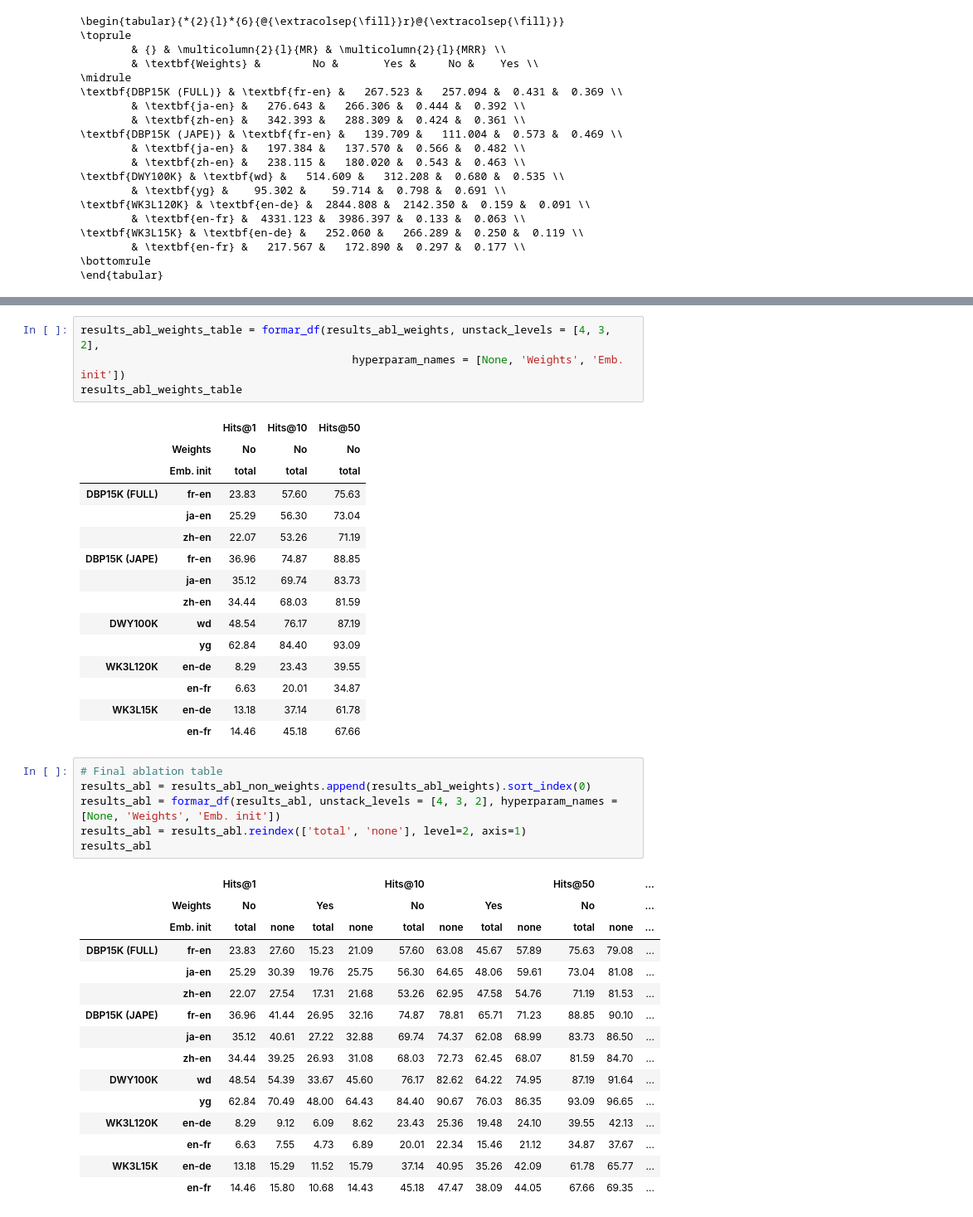
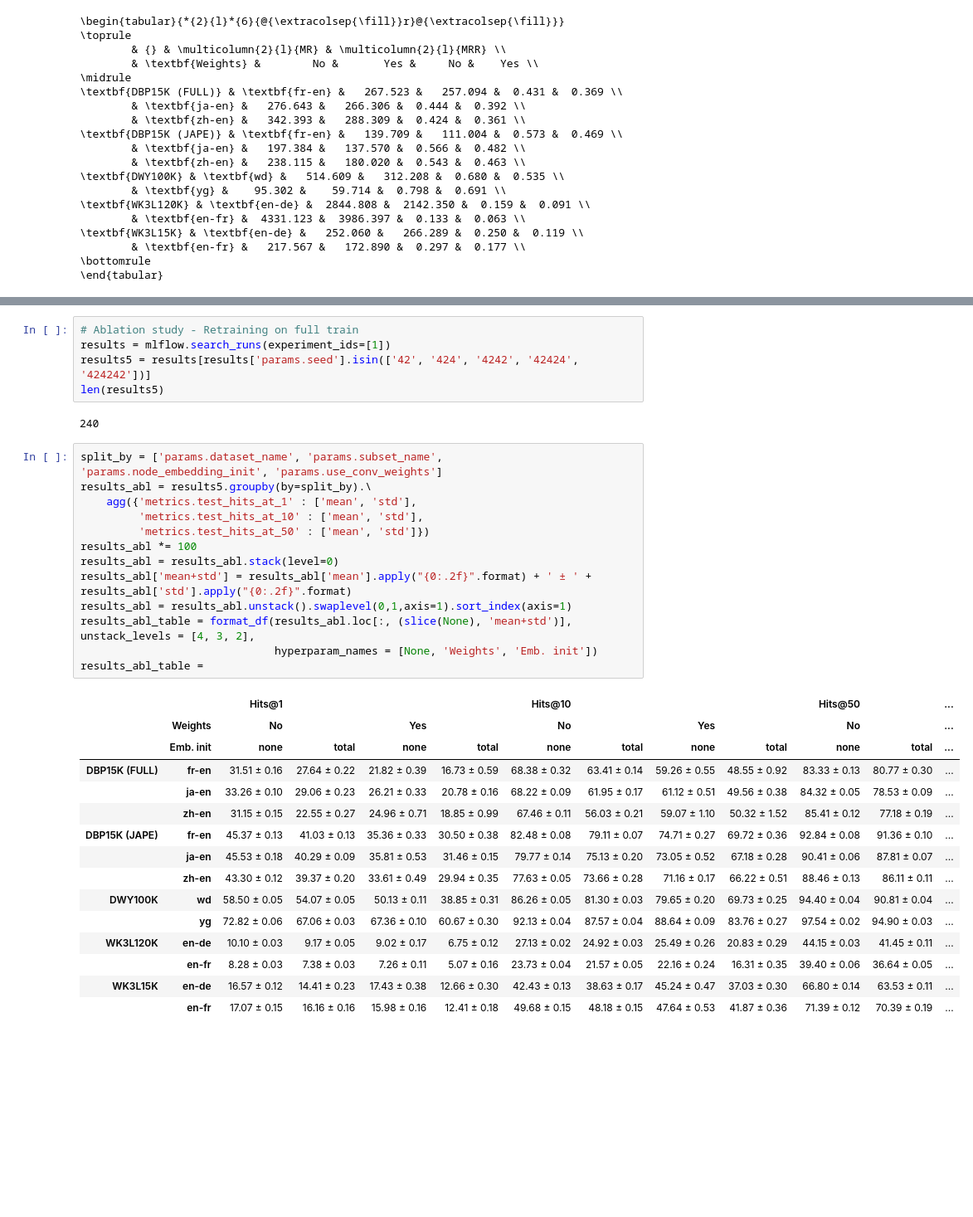
Before and after one commit to Valentyn1997/kg-alignment-lessons-learned, a Jupyter notebook: notebooks/Experiments.ipynb, the cells around one changed output, grey strips where cells are left out. Shown at 83% size. Drawn from its saved outputs; the diff is of its cells as text; blank space fills up the shorter version.

```diff
--- a/notebooks/Experiments.ipynb
+++ b/notebooks/Experiments.ipynb
@@ -465,43 +462,37 @@ results_abl_weights = results_abl_weights.groupby(by=split_by).\
-# %%
-results_abl_weights_table = formar_df(results_abl_weights, unstack_levels = [4, 3, 2],
-                                          hyperparam_names = [None, 'Weights', 'Emb. init'])
-results_abl_weights_table
-# %% [output]
-|  |  | Hits@1 | Hits@10 | Hits@50 |
-|  | Weights | No | No | No |
-|  | Emb. init | total | total | total |
-| DBP15K (FULL) | fr-en | 23.83 | 57.60 | 75.63 |
-|  | ja-en | 25.29 | 56.30 | 73.04 |
-|  | zh-en | 22.07 | 53.26 | 71.19 |
-| DBP15K (JAPE) | fr-en | 36.96 | 74.87 | 88.85 |
-|  | ja-en | 35.12 | 69.74 | 83.73 |
-|  | zh-en | 34.44 | 68.03 | 81.59 |
-| DWY100K | wd | 48.54 | 76.17 | 87.19 |
-|  | yg | 62.84 | 84.40 | 93.09 |
-| WK3L120K | en-de | 8.29 | 23.43 | 39.55 |
-|  | en-fr | 6.63 | 20.01 | 34.87 |
-| WK3L15K | en-de | 13.18 | 37.14 | 61.78 |
-|  | en-fr | 14.46 | 45.18 | 67.66 |
-# %%
-# Final ablation table
-results_abl = results_abl_non_weights.append(results_abl_weights).sort_index(0)
-results_abl = formar_df(results_abl, unstack_levels = [4, 3, 2], hyperparam_names = [None, 'Weights', 'Emb. init'])
-results_abl = results_abl.reindex(['total', 'none'], level=2, axis=1)
-results_abl
-# %% [output]
-|  |  | Hits@1 |  |  |  | Hits@10 |  |  |  | Hits@50 |  | ... |
-|  | Weights | No |  | Yes |  | No |  | Yes |  | No |  | ... |
-|  | Emb. init | total | none | total | none | total | none | total | none | total | none | ... |
-| DBP15K (FULL) | fr-en | 23.83 | 27.60 | 15.23 | 21.09 | 57.60 | 63.08 | 45.67 | 57.89 | 75.63 | 79.08 | ... |
-|  | ja-en | 25.29 | 30.39 | 19.76 | 25.75 | 56.30 | 64.65 | 48.06 | 59.61 | 73.04 | 81.08 | ... |
-|  | zh-en | 22.07 | 27.54 | 17.31 | 21.68 | 53.26 | 62.95 | 47.58 | 54.76 | 71.19 | 81.53 | ... |
-| DBP15K (JAPE) | fr-en | 36.96 | 41.44 | 26.95 | 32.16 | 74.87 | 78.81 | 65.71 | 71.23 | 88.85 | 90.10 | ... |
-|  | ja-en | 35.12 | 40.61 | 27.22 | 32.88 | 69.74 | 74.37 | 62.08 | 68.99 | 83.73 | 86.50 | ... |
-|  | zh-en | 34.44 | 39.25 | 26.93 | 31.08 | 68.03 | 72.73 | 62.45 | 68.07 | 81.59 | 84.70 | ... |
-| DWY100K | wd | 48.54 | 54.39 | 33.67 | 45.60 | 76.17 | 82.62 | 64.22 | 74.95 | 87.19 | 91.64 | ... |
-|  | yg | 62.84 | 70.49 | 48.00 | 64.43 | 84.40 | 90.67 | 76.03 | 86.35 | 93.09 | 96.65 | ... |
-| WK3L120K | en-de | 8.29 | 9.12 | 6.09 | 8.62 | 23.43 | 25.36 | 19.48 | 24.10 | 39.55 | 42.13 | ... |
-|  | en-fr | 6.63 | 7.55 | 4.73 | 6.89 | 20.01 | 22.34 | 15.46 | 21.12 | 34.87 | 37.67 | ... |
-| WK3L15K | en-de | 13.18 | 15.29 | 11.52 | 15.79 | 37.14 | 40.95 | 35.26 | 42.09 | 61.78 | 65.77 | ... |
-|  | en-fr | 14.46 | 15.80 | 10.68 | 14.43 | 45.18 | 47.47 | 38.09 | 44.05 | 67.66 | 69.35 | ... |
+# %%
+# Ablation study - Retraining on full train
+results = mlflow.search_runs(experiment_ids=[1])
+results5 = results[results['params.seed'].isin(['42', '424', '4242', '42424', '424242'])]
+len(results5)
+# %% [output]
+240
+# %%
+split_by = ['params.dataset_name', 'params.subset_name', 'params.node_embedding_init', 'params.use_conv_weights']
+results_abl = results5.groupby(by=split_by).\
+    agg({'metrics.test_hits_at_1' : ['mean', 'std'],
+         'metrics.test_hits_at_10' : ['mean', 'std'],
+         'metrics.test_hits_at_50' : ['mean', 'std']})
+results_abl *= 100
+results_abl = results_abl.stack(level=0)
+results_abl['mean+std'] = results_abl['mean'].apply("{0:.2f}".format) + ' ± ' + results_abl['std'].apply("{0:.2f}".format)
+results_abl = results_abl.unstack().swaplevel(0,1,axis=1).sort_index(axis=1)
+results_abl_table = format_df(results_abl.loc[:, (slice(None), 'mean+std')], unstack_levels = [4, 3, 2],
+                              hyperparam_names = [None, 'Weights', 'Emb. init'])
+results_abl_table =
+# %% [output]
+|  |  | Hits@1 |  |  |  | Hits@10 |  |  |  | Hits@50 |  | ... |
+|  | Weights | No |  | Yes |  | No |  | Yes |  | No |  | ... |
+|  | Emb. init | none | total | none | total | none | total | none | total | none | total | ... |
+| DBP15K (FULL) | fr-en | 31.51 ± 0.16 | 27.64 ± 0.22 | 21.82 ± 0.39 | 16.73 ± 0.59 | 68.38 ± 0.32 | 63.41 ± 0.14 | 59.26 ± 0.55 | 48.55 ± 0.92 | 83.33 ± 0.13 | 80.77 ± 0.30 | ... |
+|  | ja-en | 33.26 ± 0.10 | 29.06 ± 0.23 | 26.21 ± 0.33 | 20.78 ± 0.16 | 68.22 ± 0.09 | 61.95 ± 0.17 | 61.12 ± 0.51 | 49.56 ± 0.38 | 84.32 ± 0.05 | 78.53 ± 0.09 | ... |
+|  | zh-en | 31.15 ± 0.15 | 22.55 ± 0.27 | 24.96 ± 0.71 | 18.85 ± 0.99 | 67.46 ± 0.11 | 56.03 ± 0.21 | 59.07 ± 1.10 | 50.32 ± 1.52 | 85.41 ± 0.12 | 77.18 ± 0.19 | ... |
+| DBP15K (JAPE) | fr-en | 45.37 ± 0.13 | 41.03 ± 0.13 | 35.36 ± 0.33 | 30.50 ± 0.38 | 82.48 ± 0.08 | 79.11 ± 0.07 | 74.71 ± 0.27 | 69.72 ± 0.36 | 92.84 ± 0.08 | 91.36 ± 0.10 | ... |
+|  | ja-en | 45.53 ± 0.18 | 40.29 ± 0.09 | 35.81 ± 0.53 | 31.46 ± 0.15 | 79.77 ± 0.14 | 75.13 ± 0.20 | 73.05 ± 0.52 | 67.18 ± 0.28 | 90.41 ± 0.06 | 87.81 ± 0.07 | ... |
+|  | zh-en | 43.30 ± 0.12 | 39.37 ± 0.20 | 33.61 ± 0.49 | 29.94 ± 0.35 | 77.63 ± 0.05 | 73.66 ± 0.28 | 71.16 ± 0.17 | 66.22 ± 0.51 | 88.46 ± 0.13 | 86.11 ± 0.11 | ... |
+| DWY100K | wd | 58.50 ± 0.05 | 54.07 ± 0.05 | 50.13 ± 0.11 | 38.85 ± 0.31 | 86.26 ± 0.05 | 81.30 ± 0.03 | 79.65 ± 0.20 | 69.73 ± 0.25 | 94.40 ± 0.04 | 90.81 ± 0.04 | ... |
+|  | yg | 72.82 ± 0.06 | 67.06 ± 0.03 | 67.36 ± 0.10 | 60.67 ± 0.30 | 92.13 ± 0.04 | 87.57 ± 0.04 | 88.64 ± 0.09 | 83.76 ± 0.27 | 97.54 ± 0.02 | 94.90 ± 0.03 | ... |
+| WK3L120K | en-de | 10.10 ± 0.03 | 9.17 ± 0.05 | 9.02 ± 0.17 | 6.75 ± 0.12 | 27.13 ± 0.02 | 24.92 ± 0.03 | 25.49 ± 0.26 | 20.83 ± 0.29 | 44.15 ± 0.03 | 41.45 ± 0.11 | ... |
+|  | en-fr | 8.28 ± 0.03 | 7.38 ± 0.03 | 7.26 ± 0.11 | 5.07 ± 0.16 | 23.73 ± 0.04 | 21.57 ± 0.05 | 22.16 ± 0.24 | 16.31 ± 0.35 | 39.40 ± 0.06 | 36.64 ± 0.05 | ... |
+| WK3L15K | en-de | 16.57 ± 0.12 | 14.41 ± 0.23 | 17.43 ± 0.38 | 12.66 ± 0.30 | 42.43 ± 0.13 | 38.63 ± 0.17 | 45.24 ± 0.47 | 37.03 ± 0.30 | 66.80 ± 0.14 | 63.53 ± 0.11 | ... |
+|  | en-fr | 17.07 ± 0.15 | 16.16 ± 0.16 | 15.98 ± 0.16 | 12.41 ± 0.18 | 49.68 ± 0.15 | 48.18 ± 0.15 | 47.64 ± 0.53 | 41.87 ± 0.36 | 71.39 ± 0.12 | 70.39 ± 0.19 | ... |
 # %%
```
Also changed, not shown: parts of 23 cells of this notebook, 4 other files.
